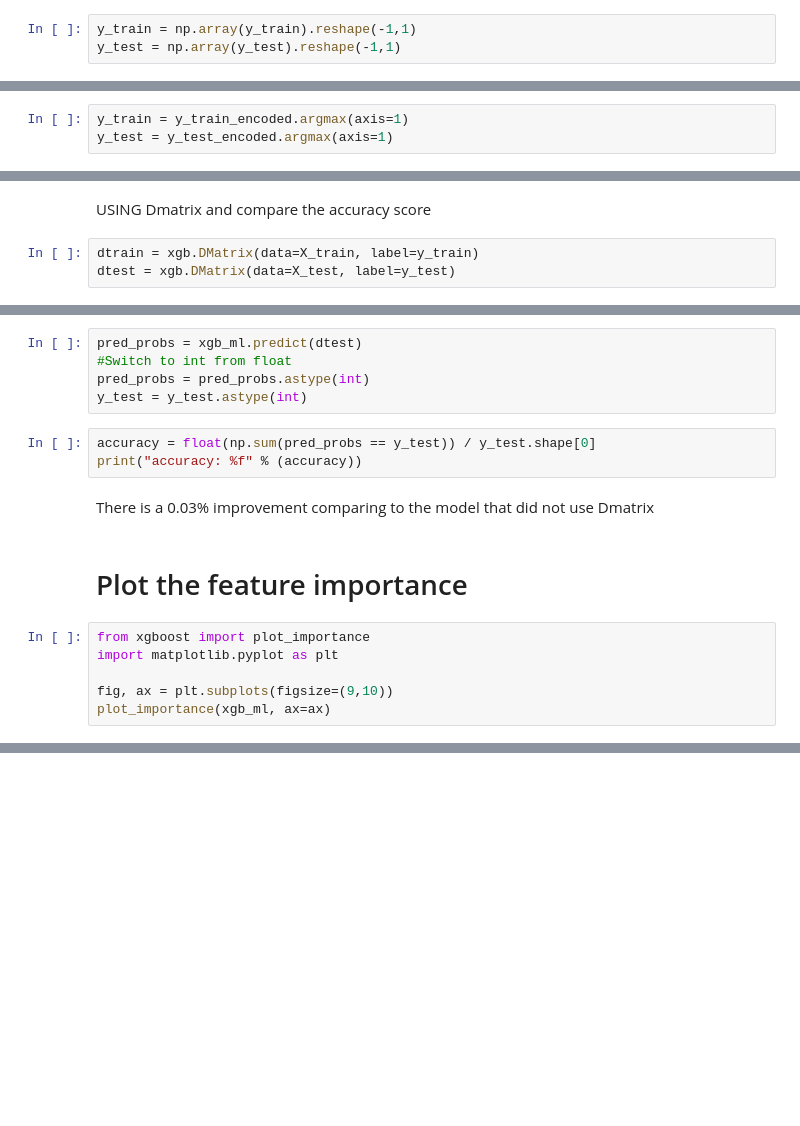
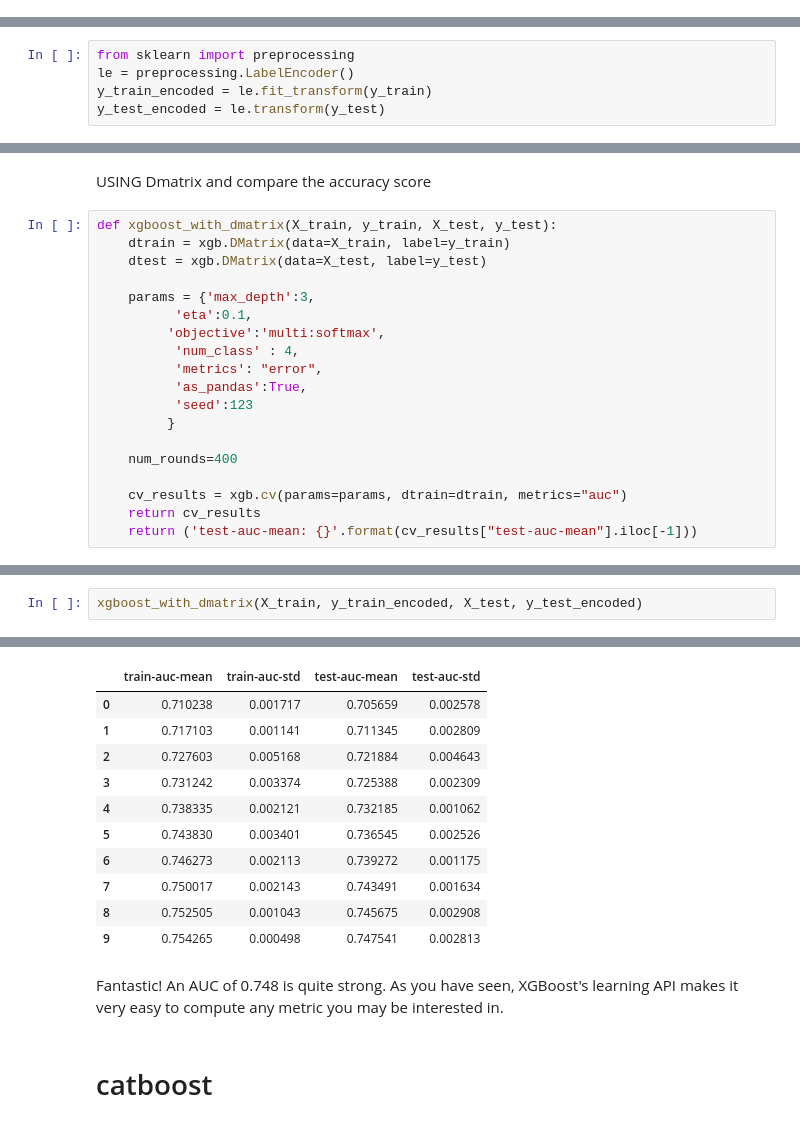
Before and after one commit to taehyun53/Global-Airport-Recommendation-System-, a Jupyter notebook: notebooks/airport.ipynb, the cells around one changed output, grey strips where cells are left out. Cells and saved outputs as stored; diff of their text form; blank space fills up the shorter version.

```diff
--- a/notebooks/airport.ipynb
+++ b/notebooks/airport.ipynb
@@ -1238,6 +1254,3 @@ Gradient boosting with XGBoost
 I have to encode y value because XGBoost doesn't accept categorical values.
 # %% [markdown]
 First, I want to use is without producing Dmatrix to see the necessity of Dmatrix
-# %%
-y_train = np.array(y_train).reshape(-1,1)
-y_test = np.array(y_test).reshape(-1,1)
@@ -1251,3 +1256,0 @@ y_test_encoded = ohe.transform(y_test).toarray()
-# %%
-y_train = y_train_encoded.argmax(axis=1)
-y_test = y_test_encoded.argmax(axis=1)
@@ -1255,0 +1259,5 @@ change the y_train, y_test to 1d array for the input to the XGboost
+# %%
+from sklearn import preprocessing
+le = preprocessing.LabelEncoder()
+y_train_encoded = le.fit_transform(y_train)
+y_test_encoded = le.transform(y_test)
@@ -1263,5 +1294,21 @@ print("accuracy: %f" % (accuracy))
 # %% [markdown]
 USING Dmatrix and compare the accuracy score
 # %%
-dtrain = xgb.DMatrix(data=X_train, label=y_train)
-dtest = xgb.DMatrix(data=X_test, label=y_test)
+def xgboost_with_dmatrix(X_train, y_train, X_test, y_test):
+    dtrain = xgb.DMatrix(data=X_train, label=y_train)
+    dtest = xgb.DMatrix(data=X_test, label=y_test)
+
+    params = {'max_depth':3,
+          'eta':0.1,
+         'objective':'multi:softmax',
+          'num_class' : 4,
+          'metrics': "error",
+          'as_pandas':True,
+          'seed':123
+         }
+
+    num_rounds=400
+
+    cv_results = xgb.cv(params=params, dtrain=dtrain, metrics="auc")
+    return cv_results
+    return ('test-auc-mean: {}'.format(cv_results["test-auc-mean"].iloc[-1]))
@@ -1296,18 +1315,3 @@ xgb_ml = xgb.train(params=params, dtrain=dtrain, num_boost_round=num_rounds,\
-# %%
-pred_probs = xgb_ml.predict(dtest)
-#Switch to int from float
-pred_probs = pred_probs.astype(int)
-y_test = y_test.astype(int)
-# %%
-accuracy = float(np.sum(pred_probs == y_test)) / y_test.shape[0]
-print("accuracy: %f" % (accuracy))
-# %% [markdown]
-There is a 0.03% improvement comparing to the model that did not use Dmatrix
-# %% [markdown]
-# Plot the feature importance
-# %%
-from xgboost import plot_importance
-import matplotlib.pyplot as plt
-
-fig, ax = plt.subplots(figsize=(9,10))
-plot_importance(xgb_ml, ax=ax)
+# %%
+xgboost_with_dmatrix(X_train, y_train_encoded, X_test, y_test_encoded)
+# %% [output]
@@ -1313,0 +1335,15 @@ plot_importance(xgb_ml, ax=ax)
+|  | train-auc-mean | train-auc-std | test-auc-mean | test-auc-std |
+| 0 | 0.710238 | 0.001717 | 0.705659 | 0.002578 |
+| 1 | 0.717103 | 0.001141 | 0.711345 | 0.002809 |
+| 2 | 0.727603 | 0.005168 | 0.721884 | 0.004643 |
+| 3 | 0.731242 | 0.003374 | 0.725388 | 0.002309 |
+| 4 | 0.738335 | 0.002121 | 0.732185 | 0.001062 |
+| 5 | 0.743830 | 0.003401 | 0.736545 | 0.002526 |
+| 6 | 0.746273 | 0.002113 | 0.739272 | 0.001175 |
+| 7 | 0.750017 | 0.002143 | 0.743491 | 0.001634 |
+| 8 | 0.752505 | 0.001043 | 0.745675 | 0.002908 |
+| 9 | 0.754265 | 0.000498 | 0.747541 | 0.002813 |
+# %% [markdown]
+Fantastic! An AUC of 0.748 is quite strong. As you have seen, XGBoost's learning API makes it very easy to compute any metric you may be interested in.
+# %% [markdown]
+# catboost
```
Also changed, not shown: parts of 65 cells of this notebook, 7 other files.
